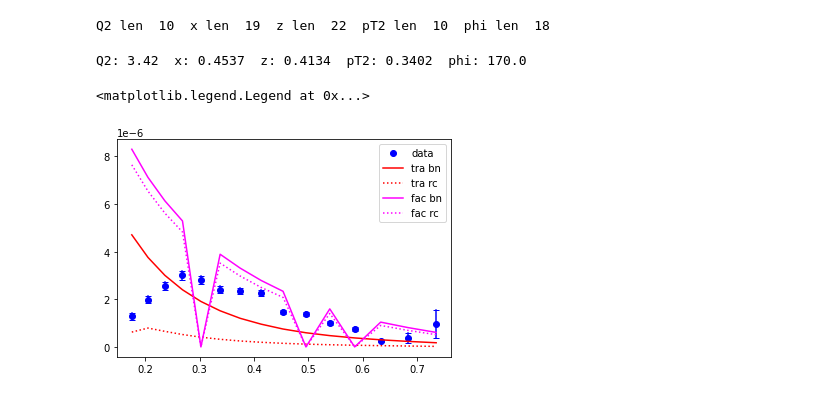
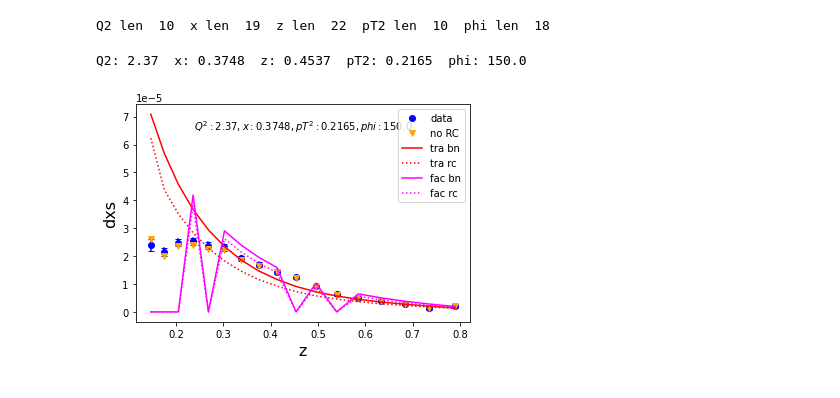
Before and after one commit to Mengzhendada/compare, a Jupyter notebook: clas6_all_compare.ipynb, the cells around one changed output. Saved outputs shown, nothing was run; the diff lists cells and outputs as text; code cells hidden in the pictures.

Commit message:
modified:   Clas6_combine_files_all.ipynb 	modified:   clas6_all_compare.ipynb

```diff
--- a/clas6_all_compare.ipynb
+++ b/clas6_all_compare.ipynb
@@ -37,36 +36,43 @@ print('Q2 len ',len(Q2_list),' x len ',len(x_list),' z len ',len(z_list),' pT2 l
 # %% [output]
 Q2 len  10  x len  19  z len  22  pT2 len  10  phi len  18
 # %%
-i_Q2,i_x,i_z,i_pT2,i_phi = (5,9,11,5,9)
+i_Q2,i_x,i_z,i_pT2,i_phi = (3,7,12,4,9)
 # %%
 print('Q2:',Q2_list[i_Q2],' x:',x_list[i_x],' z:',z_list[i_z],' pT2:',pT2_list[i_pT2],' phi:',phi_list[i_phi])
 # %% [output]
-Q2: 3.42  x: 0.4537  z: 0.4134  pT2: 0.3402  phi: 170.0
+Q2: 2.37  x: 0.3748  z: 0.4537  pT2: 0.2165  phi: 150.0
 # %%
 #plot as a function of z
 fig = plt.figure()
 ax = fig.add_subplot()
 df_z = clas6_all[clas6_all['Q2']==Q2_list[i_Q2]][clas6_all['x']==x_list[i_x]][clas6_all['pT2']==pT2_list[i_pT2]][clas6_all['phi']==phi_list[i_phi]]
 zs = df_z['z'].to_list()
 data_xs = df_z['data_xs']
 data_xs_err = df_z['data_xs_err']
 data_xs_sys = df_z['data_xs_sys']
 data_xs_RC = df_z['data_xs_RC']
+data_xs_beforeRC = []
 tra_bn = df_z['tra_bnxs']
 tra_rc = df_z['tra_rcxs']
 fac_bn = df_z['Fac_bnxs']
 fac_rc = df_z['Fac_rcxs']
-for i_z in zs:
-    xs = df_z[df_z['z']==i_z]['data_xs'].values[0]
-    xs_stat_err = df_z[df_z['z']==i_z]['data_xs_err'].values[0]
+for iz in zs:
+    xs = df_z[df_z['z']==iz]['data_xs'].values[0]
+    xs_stat_err = df_z[df_z['z']==iz]['data_xs_err'].values[0]
     #print(xs)
-    ax.plot([i_z,i_z],[xs-xs_stat_err,xs+xs_stat_err],color='blue',marker='_')
+    ax.plot([iz,iz],[xs-xs_stat_err,xs+xs_stat_err],color='blue',marker='_')
+    RC = df_z[df_z['z']==iz]['data_xs_RC'].values[0]
+    data_xs_beforeRC.append(xs/RC)
 plt.plot(zs,data_xs,'bo',label='data')
-plt.plot(zs,tra_bn,color='red',label='tra bn')
-plt.plot(zs,tra_rc,color='red',linestyle=':',label='tra rc')
+plt.plot(zs,data_xs_beforeRC,'o',marker='v',color='orange',label='no RC')
+plt.plot(zs,0.2*2*5.75*0.938*tra_bn,color='red',label='tra bn')
+plt.plot(zs,0.2*2*5.75*0.938*(tra_bn-tra_rc),color='red',linestyle=':',label='tra rc')
 plt.plot(zs,0.2*2*5.75*0.938*fac_bn/(2*3.1415),color='magenta',label='fac bn')
 plt.plot(zs,0.2*2*5.75*0.938*fac_rc/(2*3.1415),color='magenta',linestyle=':',label='fac rc')
+ax.text(0.5,0.9,r'$Q^2:{},x:{},pT^2:{},phi:{}$'.format(Q2_list[i_Q2],x_list[i_x],pT2_list[i_pT2],phi_list[i_phi]), horizontalalignment='center', verticalalignment='center', transform=ax.transAxes)
+plt.xlabel('z',fontsize=16)
+plt.ylabel('dxs',fontsize=16)
 plt.legend()
+plt.savefig('results/data_compare/clas6/Q2{}_x{}_pT2{}_phi{}_z.pdf'.format(i_Q2,i_x,i_pT2,i_phi))
 # %% [output]
-<matplotlib.legend.Legend at 0x...>
-[figure, old version]
+[figure, new version]
```
Also changed, not shown: parts of 5 cells of this notebook.
